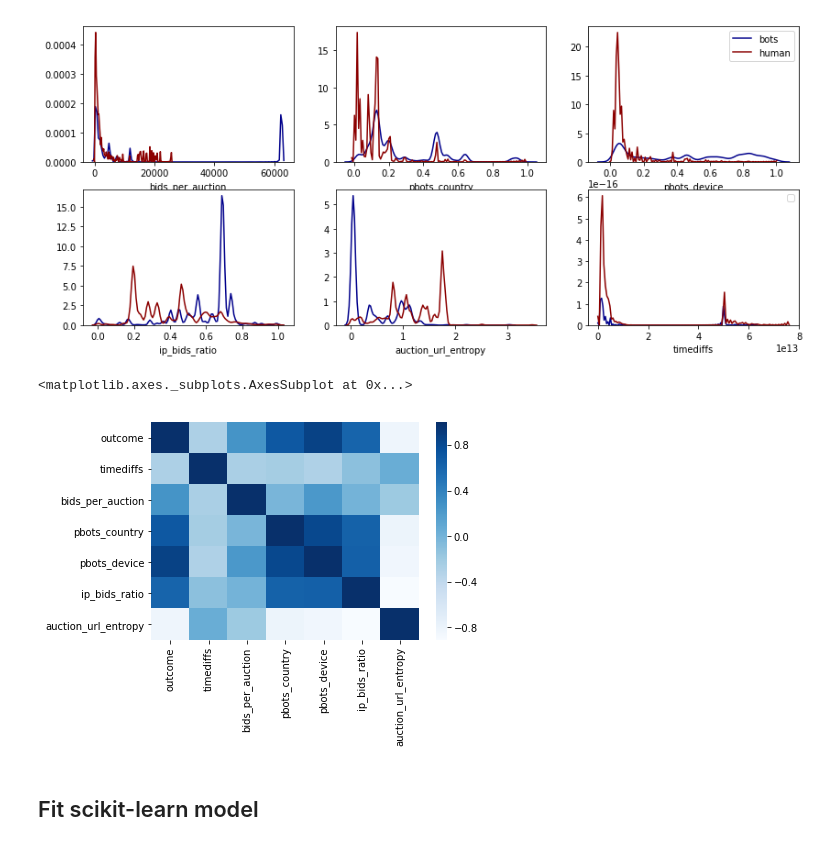
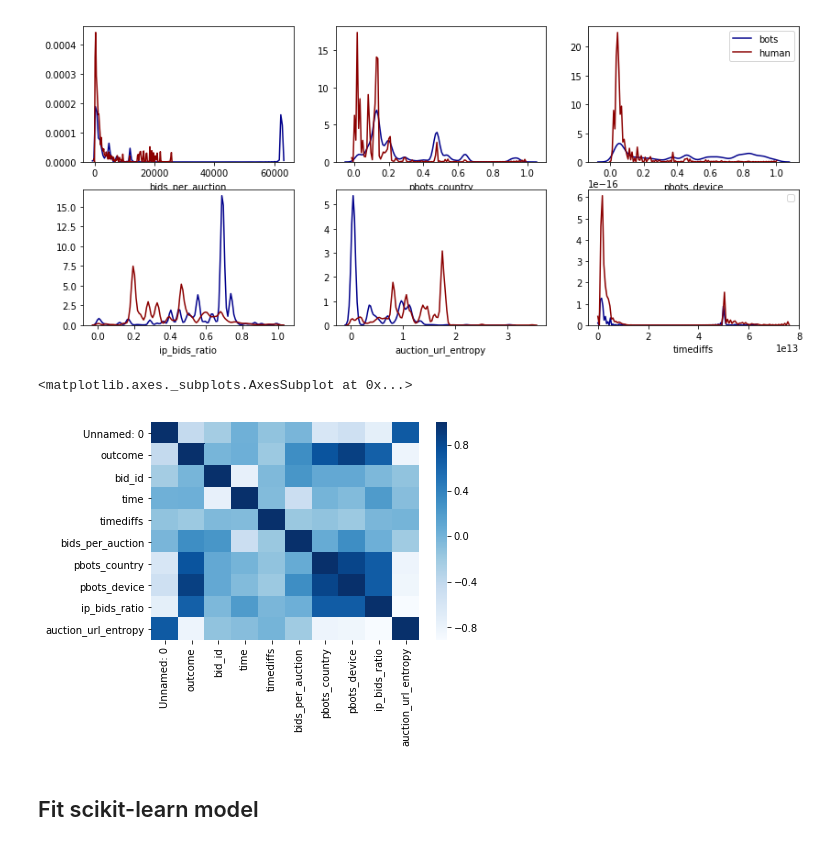
Before and after one commit to crystalxs/Human-or-Robot, a Jupyter notebook: final_project_checkin.ipynb, the cells around one changed output. Saved outputs shown, nothing was run; the diff lists cells and outputs as text; code cells hidden in the pictures.

```diff
--- a/final_project_checkin.ipynb
+++ b/final_project_checkin.ipynb
@@ -95 +150,4 @@ len(nobids_train)
+# %%
+# for all the missing value observation, drop it
+bid = data[~data['bidder_id'].isin(nobids_train)]
 # %%
@@ -99,3 +176,3 @@ pd.isnull(bids).any()
 # %%
 # for all the missing value observation, drop it
-bid = data.dropna()
+bid = bid.dropna()
@@ -238,17 +328,16 @@ plt.show()
 # %% [output]
 [figure]
 # %%
-corr_matrix = bids.corr()
+corr_matrix = bid.corr()
 ## Plot the correlation matrix for the numerical values
-import seaborn as sns
 sns.heatmap(corr_matrix.corr(),
         xticklabels=corr_matrix.corr().columns,
         yticklabels=corr_matrix.corr().columns,
            cmap="Blues",
            fmt='d')
 # %% [output]
 <matplotlib.axes._subplots.AxesSubplot at 0x...>
-[figure, old version]
+[figure, new version]
 # %%
 # add some interpretation about the above two plots
 # and justify why we need to ignore the variable timediff
```
Also changed, not shown: parts of 75 cells of this notebook, 2 other files.
